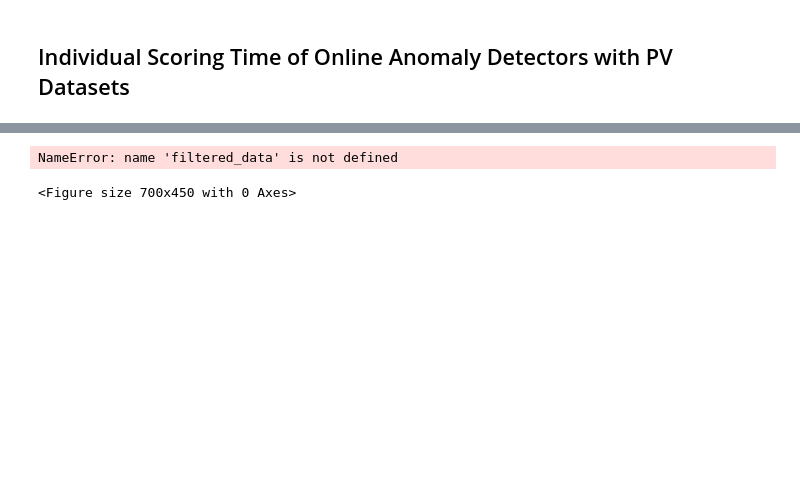
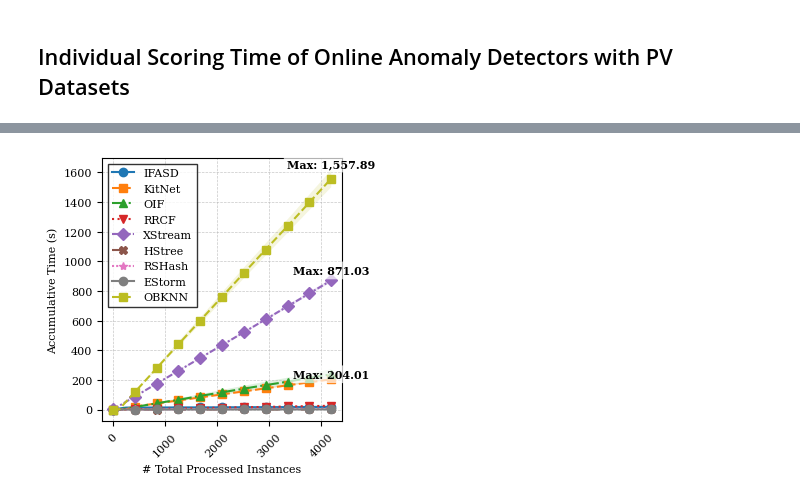
Before and after one commit to nirojasva/spectral-benchmark, a Jupyter notebook: notebooks/3_AD_Original_Sources (Online).ipynb, the cells around one changed output, grey strips where cells are left out. Cells and saved outputs as stored; diff of their text form; code cells hidden in the pictures; blank space fills up the shorter version.

Commit message:
updated processing time graph

```diff
--- a/notebooks/3_AD_Original_Sources (Online).ipynb
+++ b/notebooks/3_AD_Original_Sources (Online).ipynb
@@ -142,8 +144,11 @@ filtered_data = concatenated_df[~concatenated_df['method'].str.contains(regex_fi
 filtered_data["timestamp"] = pd.to_datetime(filtered_data["timestamp"])
 filtered_data["cleaned_score"] = filtered_data["cleaned_score"].astype('float64')
 # %%
+new_method_name = {"xStream":"XStream", "RSHash":"RSHash", "IForestASD":"IFASD", "RobustRandomCutForest":"RRCF", "KitNet":"KitNet", "ExactStorm":"EStorm","oIF":"OIF", "HStree":"HStree", "OnlineBootKNN":"OBKNN"}
+
+filtered_data["method"] = filtered_data['method'].replace(new_method_name)
+
 # Get the final list of unique merged combinations
 methods = filtered_data.method.unique()
-methods = ['IForestASD', 'KitNet', 'oIF', 'RobustRandomCutForest' ,'xStream', 'HStree',
- 'RSHash' ,'ExactStorm' ,'OnlineBootKNN']
+#methods = ['IForestASD', 'KitNet', 'oIF', 'RobustRandomCutForest' ,'xStream', 'HStree','RSHash' ,'ExactStorm' ,'OnlineBootKNN']
 print(methods)
@@ -614,20 +740,17 @@ filtered_data['total_time']=filtered_data['training_time']+filtered_data['scorin
 
 # --- 1. SETUP PUBLICATION STYLE ---
 # Set the font sizes to match the document (10pt main, >7pt for small text)
-params = {
-    'font.size': 10,              # Main text size
-    'axes.labelsize': 10,         # X/Y Label size
-    'axes.titlesize': 10,         # Title size
-    'xtick.labelsize': 8,         # Tick size (slightly smaller, but >7pt)
-    'ytick.labelsize': 8,         # Tick size
-    'legend.fontsize': 8,         # Legend size
-    'figure.titlesize': 12,
-    'lines.linewidth': 1.5,
-    'lines.markersize': 6,
-    'font.family': 'serif',       # Matches standard academic papers (Times/LaTeX)
-    'text.usetex': False          # Set to True if you have LaTeX installed for math rendering
-}
-plt.rcParams.update(params)
+plt.rcParams.update({
+    'font.size': 8,
+    'axes.labelsize': 8,
+    'xtick.labelsize': 8,
+    'ytick.labelsize': 8,
+    'legend.fontsize': 7,
+    'figure.titlesize': 8,
+    'lines.linewidth': 1.0,
+    'font.family': 'serif'
+})
+
 
 # Define distinct styles for grayscale safety
 line_styles = ['-', '--', '-.', ':', (0, (3, 1, 1, 1)), (0, (5, 10)), (0, (1, 1))]
@@ -645,7 +768,7 @@ grouped_data = filtered_data.groupby(['method', 'timestamp']).agg(
 # --- 3. PLOTTING ---
 # figsize=(7, 4.5) is standard for a full-width (2-column span) figure.
 # If this is for a single column, use figsize=(3.5, 2.5).
-plt.figure(figsize=(3.5, 2.5))
+plt.figure(figsize=(3.5, 3.4))
 
 for m, color in zip(methods, color_list):
 
@@ -691,7 +814,7 @@ for m, color in zip(methods, color_list):
     formatted_max_time = f"{max_time:,.2f}"
 
     # Specific annotations for methods of interest
-    if m in ["OnlineBootKNN", "xStream", "KitNet"]:
+    if m in ["OBKNN", "XStream", "KitNet"]:
         plt.annotate(
             f'Max: {formatted_max_time}',
             xy=(max_timestamp, max_time),
@@ -699,32 +822,31 @@ for m, color in zip(methods, color_list):
             xytext=(max_timestamp, max_time * 1.05),
             color='black',
             fontsize=8,        # Compliant: > 7pt
             fontweight='bold',
             ha='center',
             # Add a white background to text so it's readable over grid lines
             bbox=dict(boxstyle="round,pad=0.3", fc="white", ec="none", alpha=0.7)
         )
 
 # --- 4. FORMATTING ---
 plt.xlabel('# Total Processed Instances')
 plt.ylabel('Accumulative Time (s)')
 
 # Grid is helpful for reading values in grayscale
 plt.grid(True, which='major', linestyle='--', linewidth=0.5, alpha=0.7)
 
 # Legend settings to ensure it fits
 plt.legend(loc='upper left', frameon=True, fontsize=8, fancybox=False, edgecolor='black')
 
 plt.xticks(rotation=45)
 
 # Tight layout is crucial, but bbox_inches='tight' in savefig is safer
 plt.tight_layout()
 
 # Save with bbox_inches='tight' to ensure no labels are cut off
 output_path = current_dir / 'notebooks' / 'img_training_and_scoring_time' / f"{SCENARIO}_accum_total_time.pdf"
 plt.savefig(output_path, format="pdf", bbox_inches='tight')
 
 plt.show()
 # %% [output]
-NameError: name 'filtered_data' is not defined
-<Figure size 700x450 with 0 Axes>
+[figure, added]
```
Also changed, not shown: parts of 16 cells of this notebook, 18 other files.
